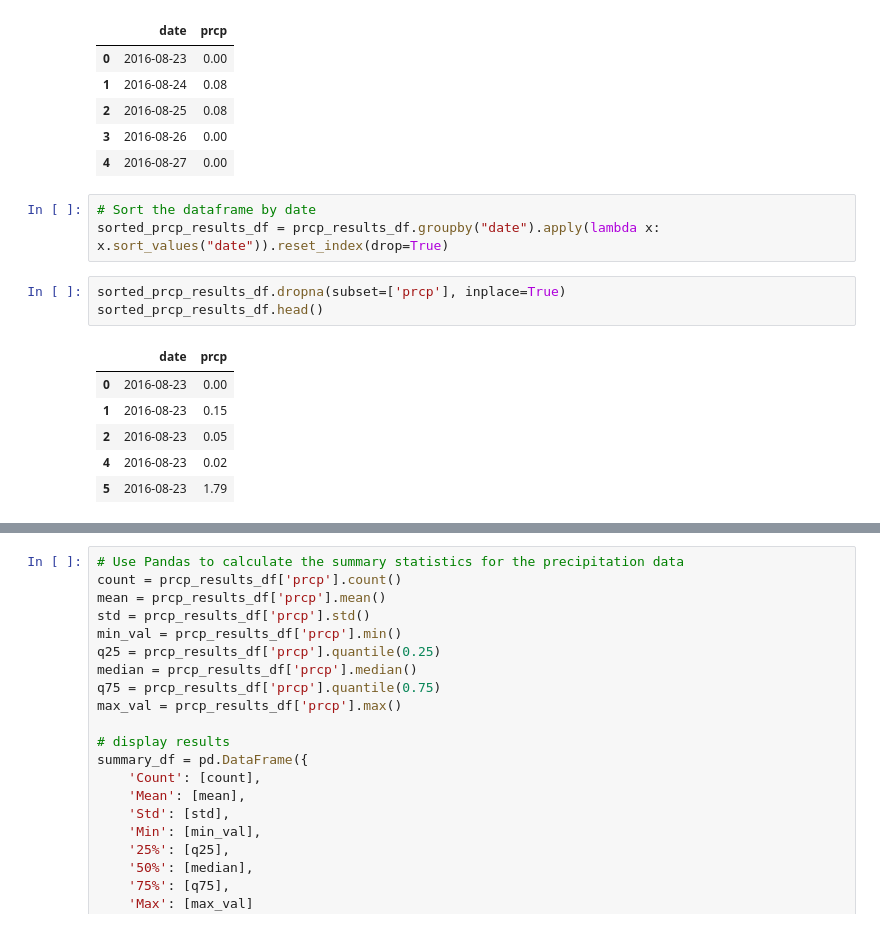
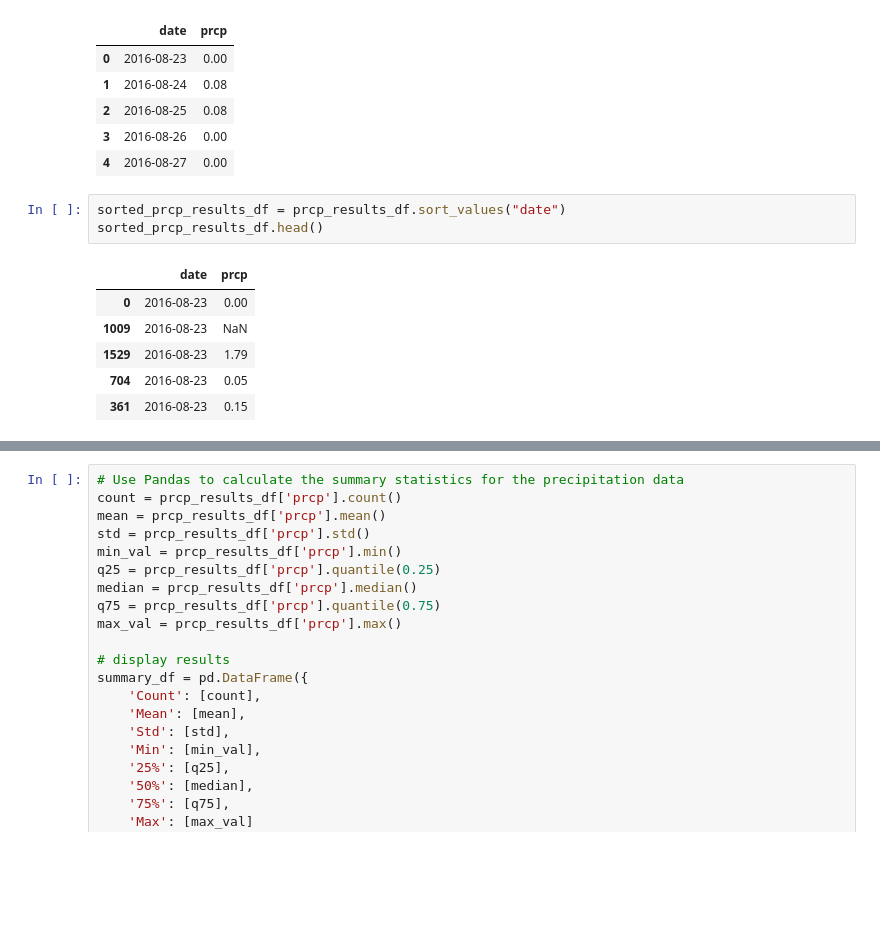
Before and after one commit to LinetOsoro/sqlalchemy-challenge, a Jupyter notebook: climate_notes.ipynb, the cells around one changed output, grey strips where cells are left out. Drawn from its saved outputs; the diff is of its cells as text; blank space fills up the shorter version.

```diff
--- a/climate_notes.ipynb
+++ b/climate_notes.ipynb
@@ -100,19 +100,16 @@ prcp_results_df.head()
 | 2 | 2016-08-25 | 0.08 |
 | 3 | 2016-08-26 | 0.00 |
 | 4 | 2016-08-27 | 0.00 |
-# %%
-# Sort the dataframe by date
-sorted_prcp_results_df = prcp_results_df.groupby("date").apply(lambda x: x.sort_values("date")).reset_index(drop=True)
-# %%
-sorted_prcp_results_df.dropna(subset=['prcp'], inplace=True)
-sorted_prcp_results_df.head()
-# %% [output]
-|  | date | prcp |
-| 0 | 2016-08-23 | 0.00 |
-| 1 | 2016-08-23 | 0.15 |
-| 2 | 2016-08-23 | 0.05 |
-| 4 | 2016-08-23 | 0.02 |
-| 5 | 2016-08-23 | 1.79 |
+# %%
+sorted_prcp_results_df = prcp_results_df.sort_values("date")
+sorted_prcp_results_df.head()
+# %% [output]
+|  | date | prcp |
+| 0 | 2016-08-23 | 0.00 |
+| 1009 | 2016-08-23 | NaN |
+| 1529 | 2016-08-23 | 1.79 |
+| 704 | 2016-08-23 | 0.05 |
+| 361 | 2016-08-23 | 0.15 |
 # %%
 # Use Pandas Plotting with Matplotlib to plot the data
 
```
Also changed, not shown: parts of 6 cells of this notebook, 1 other file.
